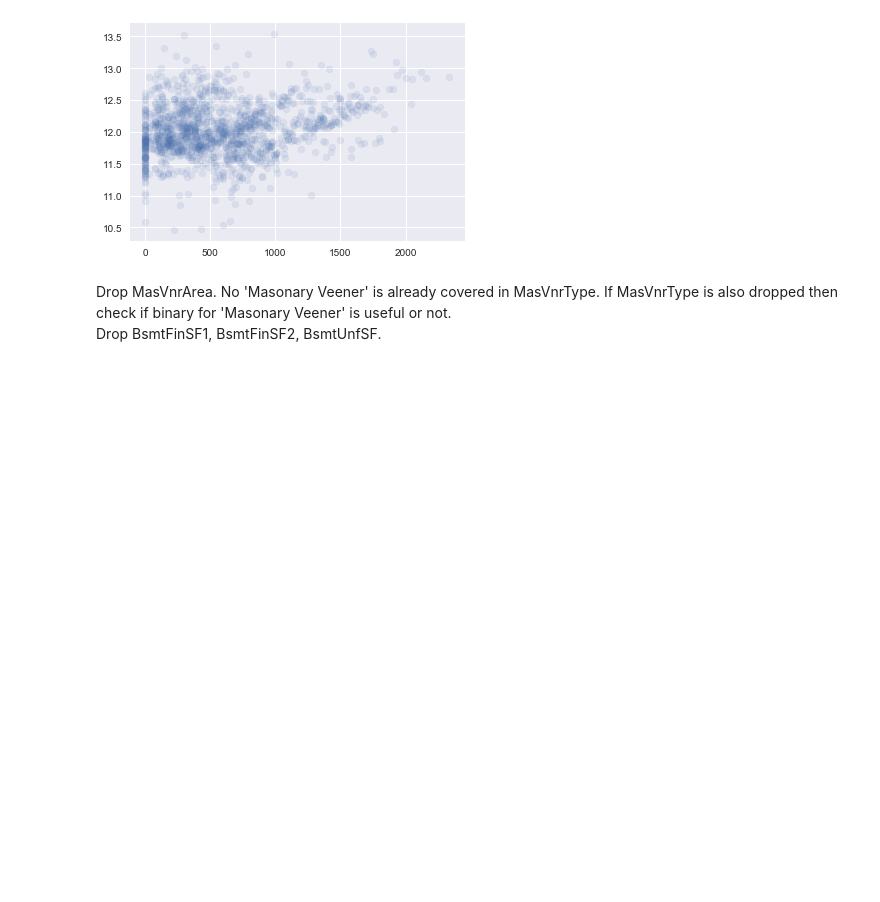
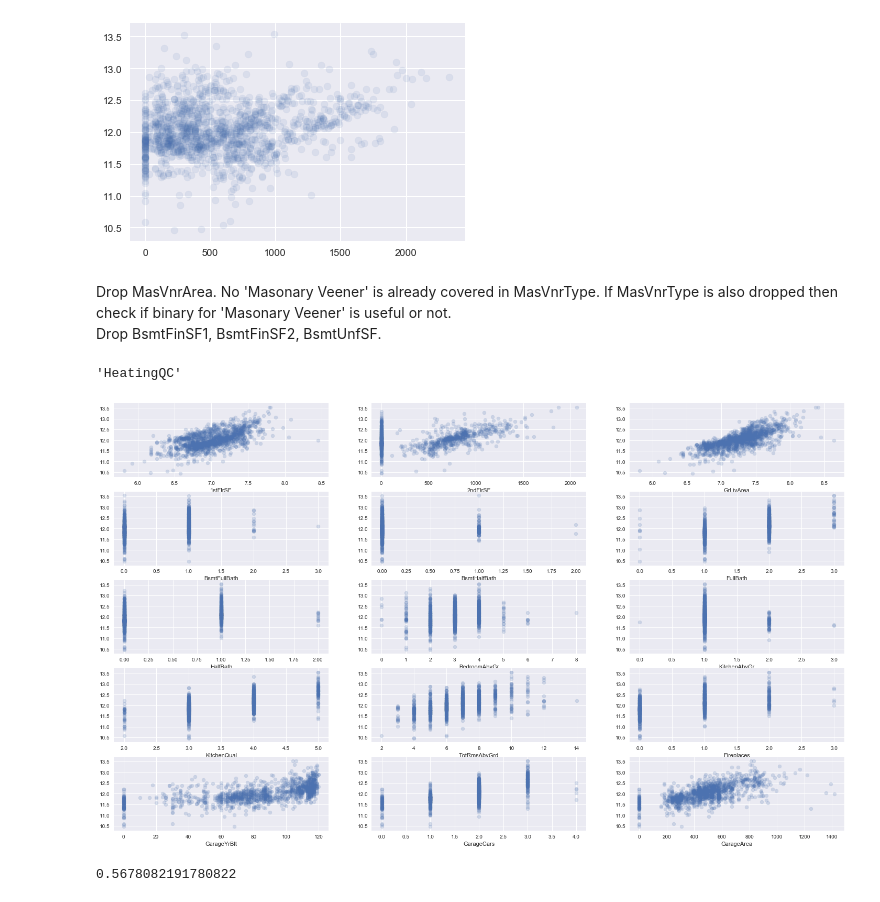
Before and after one commit to indianmoody/data-science-portfolio, a Jupyter notebook: ames_housing_complete/exploration3.ipynb, the cells around one changed output. Drawn from its saved outputs; the diff is of its cells as text; code cells hidden in the pictures; blank space fills up the shorter version.

```diff
--- a/ames_housing_complete/exploration3.ipynb
+++ b/ames_housing_complete/exploration3.ipynb
@@ -36,7 +36,7 @@ def trans_features(df):
 
 
     # transformations
-    log_list = ['LotFrontage','LotArea','MasVnrArea','BsmtFinSF1','BsmtFinSF2','TotalBsmtSF','1stFlrSF','GrLivArea']
+    log_list = ['LotFrontage','LotArea','TotalBsmtSF','1stFlrSF','GrLivArea']
     for logf in log_list:
         df[logf] = df[logf].apply(lambda x: np.log(x+1))
 
@@ -59,23 +59,8 @@ def trans_features(df):
         190 : 'mssub16'
     }
 
-    mosold_mapper = {
-        1 : 'january',
-        2 : 'february',
-        3 : 'march',
-        4 : 'april',
-        5 : 'may',
-        6 : 'june',
-        7 : 'july',
-        8 : 'august',
-        9 : 'september',
-        10 : 'october',
-        11 : 'november',
-        12 : 'december'
-    }
-
     df['MSSubClass'].replace(mssubclass_mapper, inplace=True)
-    df['MoSold'].replace(mosold_mapper, inplace=True)
+    #df['MoSold'].replace(mosold_mapper, inplace=True)
 
     df['GarageYrBlt'] = df['GarageYrBlt'] - 1890
     df['YearBuilt'] = df['YearBuilt'] - 1850
@@ -102,7 +87,7 @@ def trans_features(df):
     df['RoofStyle'] = df['RoofStyle'].apply(lambda x: change_categories(x, {'Hip':'Hip','Shed':'Hip','rare_cat_name':'Gable'}))
     df['MasVnrType'] = df['MasVnrType'].apply(lambda x: change_categories(x, {'BrkFace':'Brick','None':'None','BrkCmn':'Brick','Stone':'Stone'}))
     df['ExterQual'] = df['ExterQual'].apply(lambda x: change_categories(x, {'Po':1,'Fa':2,'TA':3,'Gd':4,'Ex':5}))
-    df['ExterCond'] = df['ExterCond'].apply(lambda x: change_categories(x, {'Po':1,'Fa':2,'TA':3,'Gd':4,'Ex':5}))
+    #df['ExterCond'] = df['ExterCond'].apply(lambda x: change_categories(x, {'Po':1,'Fa':2,'TA':3,'Gd':4,'Ex':5}))
     df['Foundation'] = df['Foundation'].apply(lambda x: change_categories(x, {'PConc':'PConc','Wood':'PConc','CBlock':'CBlock','Stone':'CBlock','BrkTil':'BrkTil','Slab':'BrkTil'}))
     df['BsmtQual'] = df['BsmtQual'].apply(lambda x: change_categories(x, {'Po':1,'Fa':2,'TA':3,'Gd':4,'Ex':5}))
     df['HeatingQC'] = df['HeatingQC'].apply(lambda x: change_categories(x, {'Po':1,'Fa':2,'TA':3,'Gd':4,'Ex':5}))
@@ -110,7 +95,7 @@ def trans_features(df):
     df['KitchenQual'] = df['KitchenQual'].apply(lambda x: change_categories(x, {'Po':1,'Fa':2,'TA':3,'Gd':4,'Ex':5}))
     df['FireplaceQu'] = df['FireplaceQu'].apply(lambda x: change_categories(x, {'Po':1,'Fa':2,'TA':3,'Gd':4,'Ex':5}))
     df['GarageType'] = df['GarageType'].apply(lambda x: change_categories(x, {'Attchd':'Attchd','BuiltIn':'BuiltIn','Detchd':'Detchd','Basment':'Detchd','2Types':'Detchd','NoGarage':'NoGarage','CarPort':'NoGarage'}))
-    df['Fence'] = df['Fence'].apply(lambda x: change_categories(x, {'NoFence':'NoFence','GdPrv':'NoFence','rare_cat_name':'MnPrv'}))
+    #df['Fence'] = df['Fence'].apply(lambda x: change_categories(x, {'NoFence':'NoFence','GdPrv':'NoFence','rare_cat_name':'MnPrv'}))
     df['SaleType'] = df['SaleType'].apply(lambda x: change_categories(x, {'New':'New','Con':'New','rare_cat_name':'WD'}))
     df['SaleCondition'] = df['SaleCondition'].apply(lambda x: change_categories(x, {'Normal':'Normal','Partial':'Partial','rare_cat_name':'Abnormal'}))
 
@@ -180,3 +170,20 @@ plt.scatter(df['BsmtUnfSF'], df['SalePrice'], alpha=0.1)
 # %% [markdown]
 Drop MasVnrArea. No 'Masonary Veener' is already covered in MasVnrType. If MasVnrType is also dropped then check if binary for 'Masonary Veener' is useful or not.
 Drop BsmtFinSF1, BsmtFinSF2, BsmtUnfSF.
+# %%
+num_columns[11]
+# %% [output]
+'HeatingQC'
+# %%
+fig = plt.figure(figsize=(25,15))
+
+for i in range(1,16):
+    ax = fig.add_subplot(5,3,i)
+    plt.scatter(df[num_columns[i+11]], df['SalePrice'], alpha=0.2)
+    ax.set_xlabel(num_columns[i+11])
+# %% [output]
+[figure, added]
+# %%
+(df['2ndFlrSF'] == 0).sum()/1460
+# %% [output]
+0.5678082191780822
```
Also changed, not shown: parts of 23 cells of this notebook.
